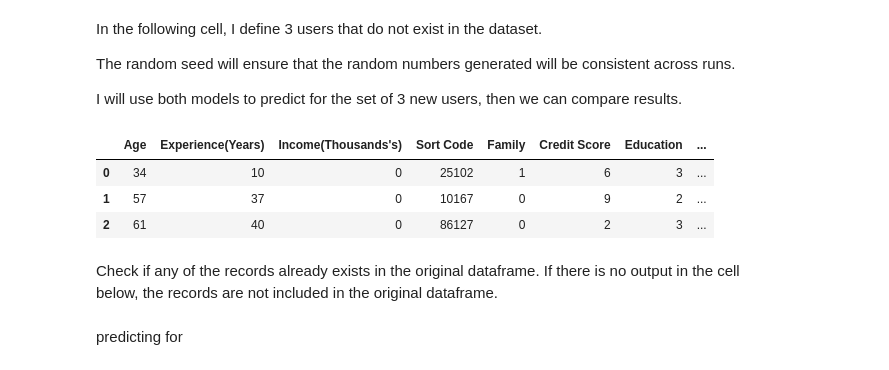
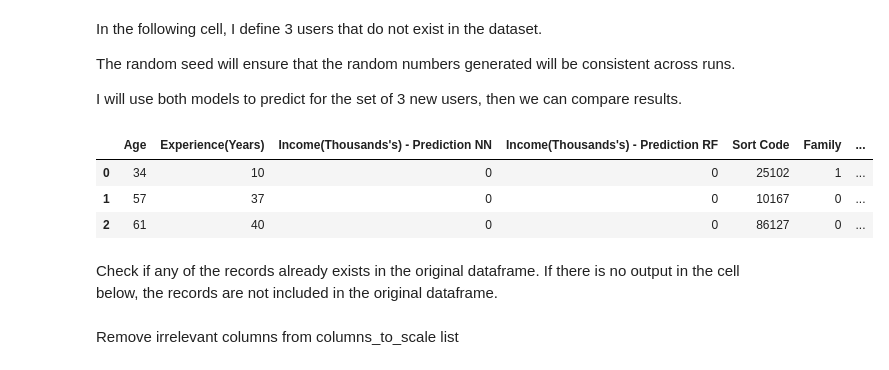
Before and after one commit to 2020358/ml_ca2, a Jupyter notebook: Robert_Szlufik_ML_CA2.ipynb, the cells around one changed output. Drawn from its saved outputs; the diff is of its cells as text; code cells hidden in the pictures.

```diff
--- a/Robert_Szlufik_ML_CA2.ipynb
+++ b/Robert_Szlufik_ML_CA2.ipynb
@@ -476,32 +478,33 @@ I will use both models to predict for the set of 3 new users, then we can compar
 # %%
 np.random.seed(42)
 
 data = {
     "Age": [34,57,61],
     "Experience(Years)":[10,37,40],
     "Income(Thousands's) - Prediction NN" : [0,0,0],
     "Income(Thousands's) - Prediction RF" : [0,0,0],
     "Sort Code": [np.random.randint(9307, 96651) for _ in range(3)],
     "Family": [1,0,0],
     "Credit Score": [np.random.randint(0, 10) for _ in range(3)],
     "Education": [3,2,3],
     "Mortgage(Thousands's)": [np.random.randint(0, 700) for _ in range(3)],
     "Personal Loan": [1,0,0],
     "Securities Account": [0,0,0],
     "CD Account": [0,0,0],
     "Online Banking": [1,0,0],
     "CreditCard" : [1,1,1]
 }
 
 
-users_nn = pd.DataFrame(data)
-users_rf = pd.DataFrame(data)
-users_nn
+users = pd.DataFrame(data)
+# users_rf = pd.DataFrame(data)
+# users_nn
+users
 # %% [output]
-|  | Age | Experience(Years) | Income(Thousands's) | Sort Code | Family | Credit Score | Education | ... |
-| 0 | 34 | 10 | 0 | 25102 | 1 | 6 | 3 | ... |
-| 1 | 57 | 37 | 0 | 10167 | 0 | 9 | 2 | ... |
-| 2 | 61 | 40 | 0 | 86127 | 0 | 2 | 3 | ... |
+|  | Age | Experience(Years) | Income(Thousands's) - Prediction NN | Income(Thousands's) - Prediction RF | Sort Code | Family | ... |
+| 0 | 34 | 10 | 0 | 0 | 25102 | 1 | ... |
+| 1 | 57 | 37 | 0 | 0 | 10167 | 0 | ... |
+| 2 | 61 | 40 | 0 | 0 | 86127 | 0 | ... |
 # %% [markdown]
 Check if any of the records already exists in the original dataframe. If there is no output in the cell below, the records are not included in the original dataframe.
 # %%
@@ -510,5 +513,5 @@ for id, row in users_nn.iterrows():
 
   if not check.empty:
     print("Record already exists")
-# %% [markdown]
-predicting for
+# %% [markdown]
+Remove irrelevant columns from columns_to_scale list
```
Also changed, not shown: parts of 26 cells of this notebook.
